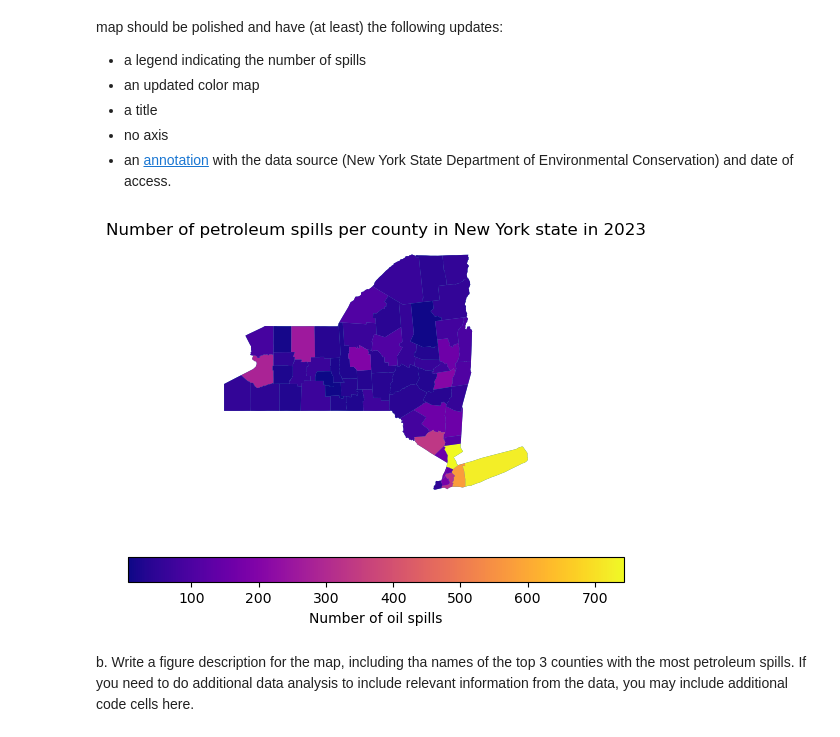
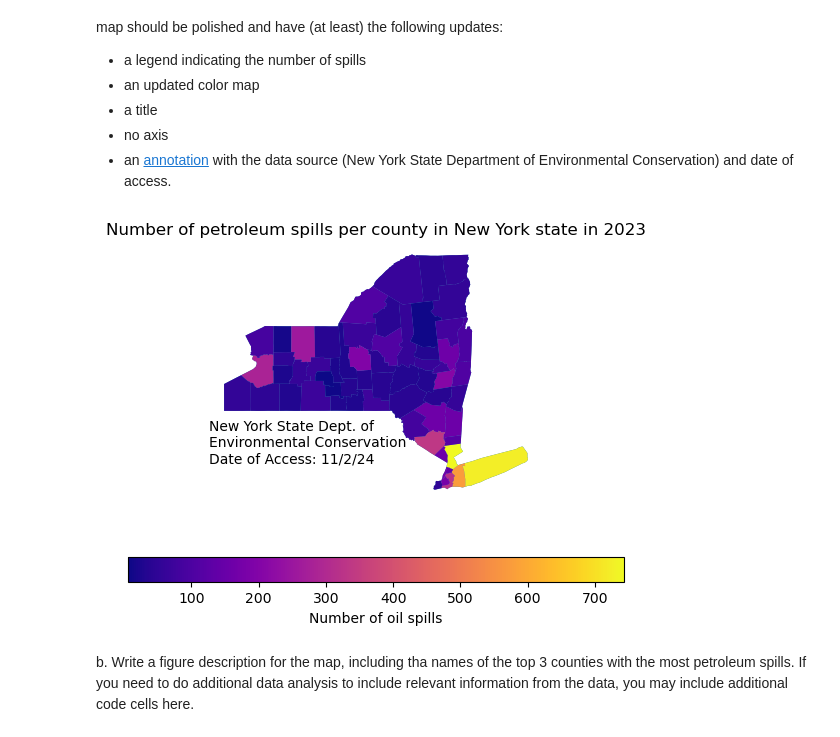
Before and after one commit to tommats00/eds220-hwk3, a Jupyter notebook: hwk3-task2-oil-spills.ipynb, the cells around one changed output. Cells and saved outputs as stored; diff of their text form; code cells hidden in the pictures.

```diff
--- a/hwk3-task2-oil-spills.ipynb
+++ b/hwk3-task2-oil-spills.ipynb
@@ -531,32 +534,32 @@ Your map should be polished and have (at least) the following updates:
 # %%
 # a. Your code here
 # Initialize empty figure (fig) and axis (ax)
 fig, ax = plt.subplots()
 
 # Plot New York State
 ny_counties.plot(ax=ax)
 
 # Plot spills
 ny_counties.plot(ax=ax,
                 column = 'n_spills',
                 legend = True,
                 cmap = 'plasma',
                 legend_kwds={
                     'label':'Number of oil spills',
                     'orientation':'horizontal'
                 })
 
 
 # Update axis
 ax.set_title('Number of petroleum spills per county in New York state in 2023')
 ax.set_axis_off()
-
+ax.annotate('New York State Dept. of \nEnvironmental Conservation \nDate of Access: 11/2/24', xy = (-80.17,41))
 
 
 # Display figure
 plt.show()
 # %% [output]
-[figure, old version]
+[figure, new version]
 # %% [markdown]
 <!-- END QUESTION -->
 
```
Also changed, not shown: parts of 15 cells of this notebook.
